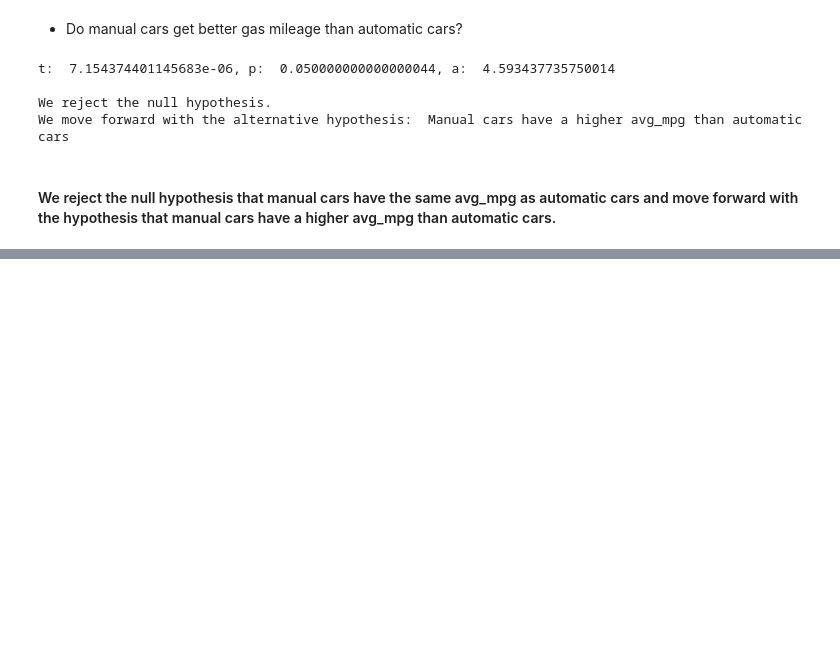
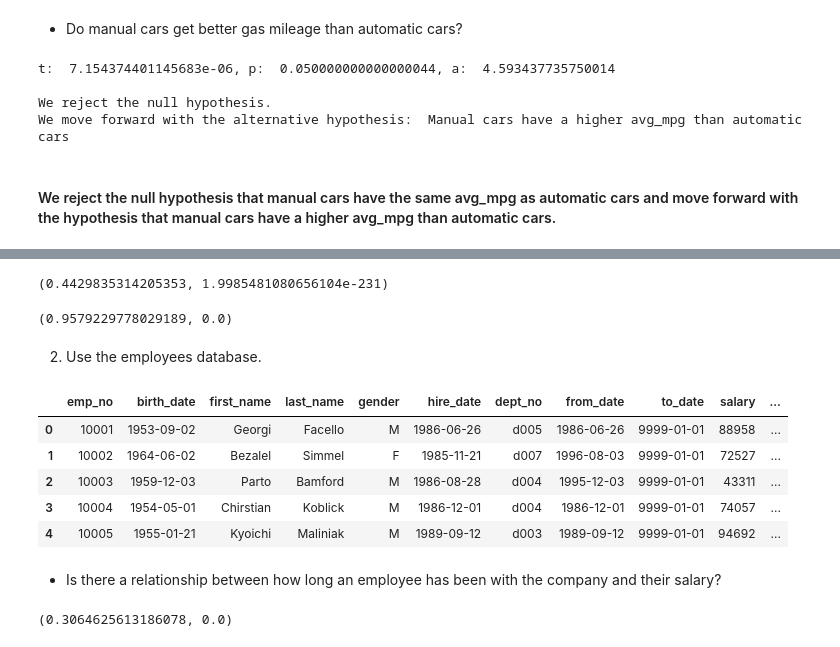
Before and after one commit to david-ryan-alviola/statistics-exercises, a Jupyter notebook: hypothesis_testing.ipynb, the cells around one changed output, grey strips where cells are left out. Drawn from its saved outputs; the diff is of its cells as text; code cells hidden in the pictures; blank space fills up the shorter version.

```diff
--- a/hypothesis_testing.ipynb
+++ b/hypothesis_testing.ipynb
@@ -155,0 +206,36 @@ We move forward with the alternative hypothesis:  Manual cars have a higher avg_
+# %%
+# Monthly
+corr, p = stats.pearsonr(x, charges_month)
+corr, p
+# %% [output]
+(0.4429835314205353, 1.9985481080656104e-231)
+# %%
+# Total
+corr, p = stats.pearsonr(x, charges_total)
+corr, p
+# %% [output]
+(0.9579229778029189, 0.0)
+# %% [markdown]
+2. Use the employees database.
+# %%
+employees_select = """
+SELECT *
+	FROM employees
+		JOIN dept_emp de USING(emp_no)
+		JOIN salaries s USING(emp_no)
+	WHERE de.to_date > now()
+		AND s.to_date > now()
+"""
+employees_url = generate_db_url(user, password, host, "employees")
+# %%
+employees_df = pd.read_sql(employees_select, employees_url)
+employees_df.head()
+# %% [output]
+|  | emp_no | birth_date | first_name | last_name | gender | hire_date | dept_no | from_date | to_date | salary | ... |
+| 0 | 10001 | 1953-09-02 | Georgi | Facello | M | 1986-06-26 | d005 | 1986-06-26 | 9999-01-01 | 88958 | ... |
+| 1 | 10002 | 1964-06-02 | Bezalel | Simmel | F | 1985-11-21 | d007 | 1996-08-03 | 9999-01-01 | 72527 | ... |
+| 2 | 10003 | 1959-12-03 | Parto | Bamford | M | 1986-08-28 | d004 | 1995-12-03 | 9999-01-01 | 43311 | ... |
+| 3 | 10004 | 1954-05-01 | Chirstian | Koblick | M | 1986-12-01 | d004 | 1986-12-01 | 9999-01-01 | 74057 | ... |
+| 4 | 10005 | 1955-01-21 | Kyoichi | Maliniak | M | 1989-09-12 | d003 | 1989-09-12 | 9999-01-01 | 94692 | ... |
+# %% [markdown]
+* Is there a relationship between how long an employee has been with the company and their salary?
@@ -155,0 +244,10 @@ We move forward with the alternative hypothesis:  Manual cars have a higher avg_
+# %%
+employees_df['tenure'] = datetime.now().date() - employees_df.hire_date
+
+x = employees_df.tenure.astype(int)
+y = employees_df.salary
+
+corr, p = stats.pearsonr(x, y)
+corr, p
+# %% [output]
+(0.3064625613186078, 0.0)
```
Also changed, not shown: parts of 25 cells of this notebook.
